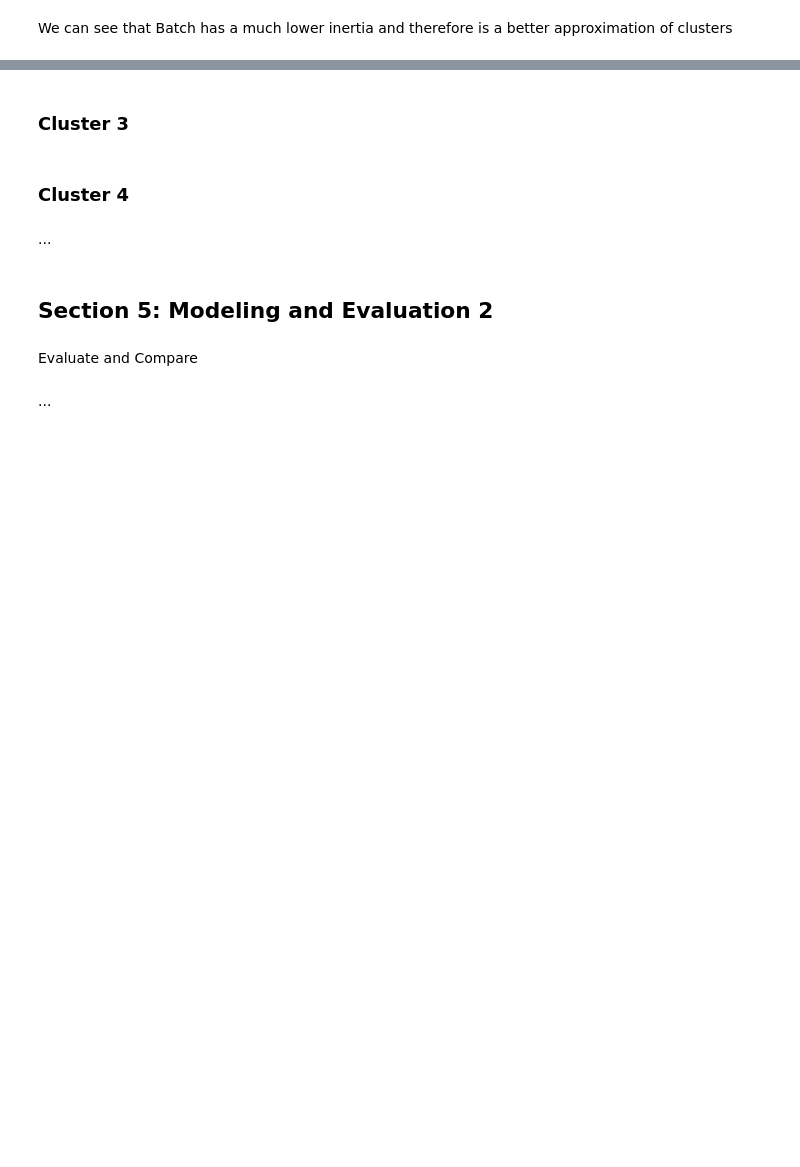
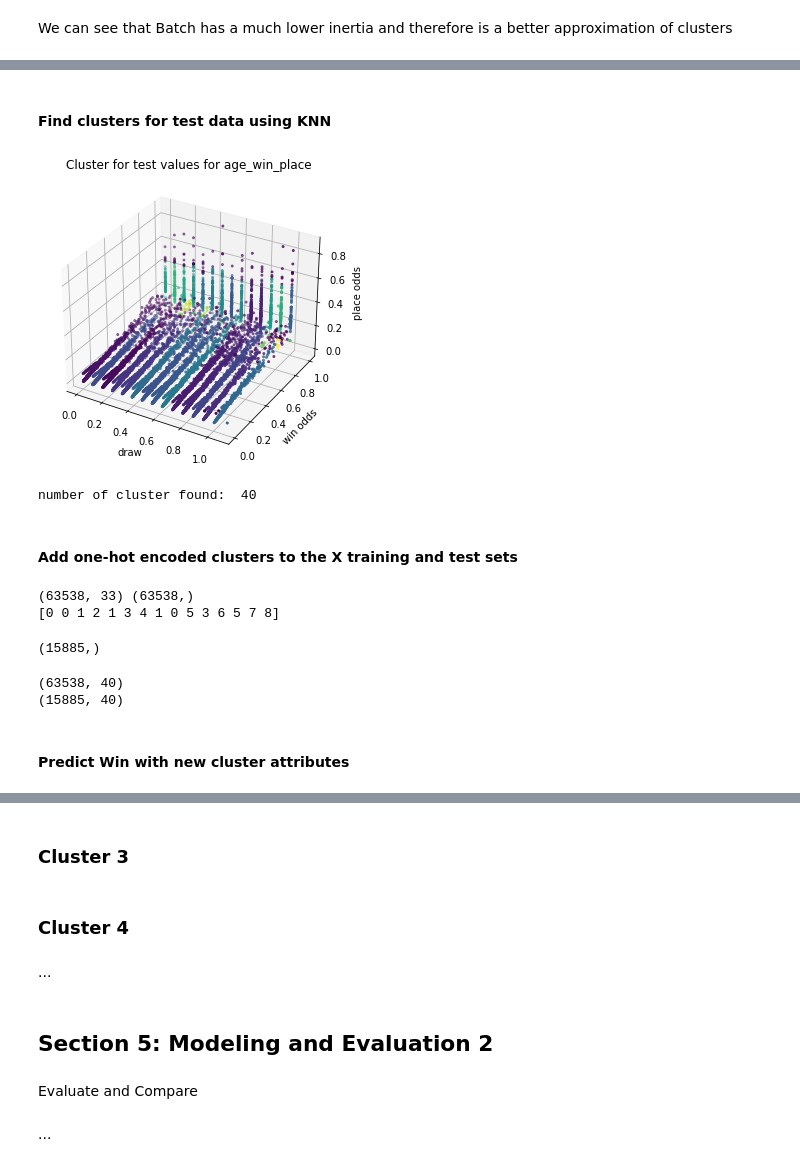
Before and after one commit to C-Stewart-GH/Hong_Kong_Horse_Racing_Project, a Jupyter notebook: Project3/Cameron_Lab3.ipynb, the cells around one changed output, grey strips where cells are left out. Drawn from its saved outputs; the diff is of its cells as text; code cells hidden in the pictures; blank space fills up the shorter version.

```diff
--- a/Project3/Cameron_Lab3.ipynb
+++ b/Project3/Cameron_Lab3.ipynb
@@ -509,0 +452,44 @@ number of cluster found:  246
+# %% [markdown]
+#### Find clusters for test data using KNN
+# %%
+X1_test=X_test[:,[5,6,7]]
+
+neigh = KNeighborsClassifier(n_neighbors=3)
+neigh.fit(X1,model.labels_)
+y_pred=neigh.predict(X1_test)
+
+fig = plt.figure()
+ax = Axes3D(fig)
+ax.scatter(X1_test[:,0], X1_test[:,1], X1_test[:,2], c=y_pred, s=4,depthshade=True)
+plt.title('Cluster for test values for age_win_place')
+plt.xlabel('draw')
+plt.ylabel('win odds')
+ax.zaxis.set_rotate_label(False)
+ax.set_zlabel('place odds', rotation=90)
+plt.show()
+
+print("number of cluster found: ", len(set(y_pred)))
+# %% [output]
+[figure, added]
+number of cluster found:  40
+# %% [markdown]
+#### Add one-hot encoded clusters to the X training and test sets
+# %%
+print(X_train.shape,model.labels_.shape)
+print(model.labels_[:15])
+y_pred.shape
+# %% [output]
+(63538, 33) (63538,)
+[0 0 1 2 1 3 4 1 0 5 3 6 5 7 8]
+(15885,)
+# %%
+one_hot_labels = np.zeros((model.labels_.size, model.labels_.max()+1))
+one_hot_labels[np.arange(model.labels_.size),model.labels_] = 1
+print(one_hot_labels.shape)
+
+one_hot_preds = np.zeros((y_pred.size, y_pred.max()+1))
+one_hot_preds[np.arange(y_pred.size),y_pred] = 1
+print(one_hot_preds.shape)
+# %% [output]
+(63538, 40)
+(15885, 40)
@@ -509,0 +499,2 @@ number of cluster found:  246
+# %% [markdown]
+#### Predict Win with new cluster attributes
```
Also changed, not shown: parts of 30 cells of this notebook.
